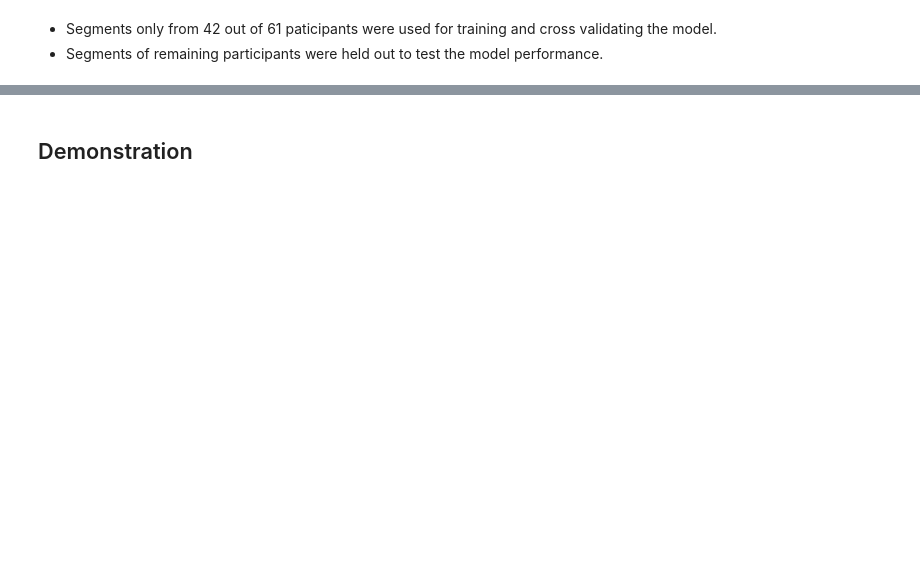
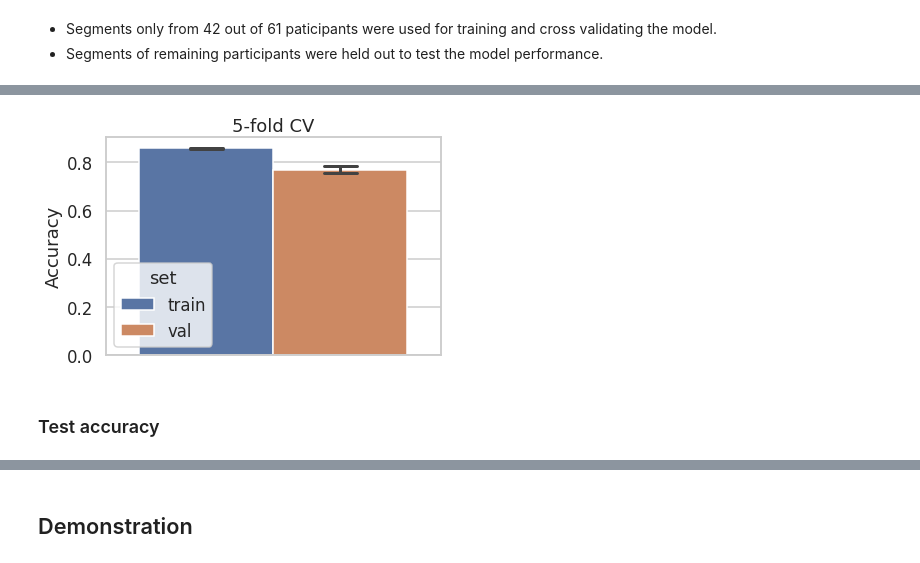
Before and after one commit to limbachia/brain-state-predictions, a Jupyter notebook: training_data_description.ipynb, the cells around one changed output, grey strips where cells are left out. Drawn from its saved outputs; the diff is of its cells as text; code cells hidden in the pictures; blank space fills up the shorter version.

```diff
--- a/training_data_description.ipynb
+++ b/training_data_description.ipynb
@@ -172,13 +180,13 @@ shown above was extended as follows:
 - Retreat segments were extended in the same fashion. Following shows the original segments and their extensions.
 # %%
 approach, retreat = [], []
-for i in range(roi.shape[1]):
+for j,i in enumerate(reversed(range(len(roi)))):
     if i == 0:
         name = "pure"
     else:
         name = "pure - %i TRs" %(i)
-    approach.append(pd.Series(roi[:7,i],index=np.arange(7)-i,name=name))
-    retreat.append(pd.Series(roi[7:,i],index=np.arange(7,14)-i,name=name))
+    approach.append(pd.Series(roi[i][:7],index=np.arange(7)-j,name=name))
+    retreat.append(pd.Series(roi[i][7:],index=np.arange(7,14)-j,name=name))
 # %%
 fig, axes = plt.subplots(nrows=6,ncols=2,figsize=(10,10),sharey=True)
 
@@ -219,0 +262,20 @@ for j, seg in enumerate([approach, retreat]):
+# %%
+with open('results/00-ROI316_withShiftedSegments/grid_search_results.pkl','rb') as f:
+    results, param_grid = pickle.load(f)
+# %%
+table = pd.DataFrame.from_dict({(i,j,k): results[i][j][k] for i in results.keys() for j in results[i].keys() for k in results[i][j].keys()}).T
+table.reset_index(inplace=True)
+table.rename(columns={'level_0':'model','level_1':'fold','level_2':'set',0:'acc'},inplace=True)
+table['mod_num'] = table.model.str[5:].astype(int)
+# %%
+sns.barplot(x='mod_num',y='acc',hue='set',
+            ci='sd',data=table[table['model']=='model27'],
+            palette=['C0','C1'],capsize=0.1,errwidth=3)
+_=plt.xticks(ticks=[27], labels=['Train validation'])
+_=plt.xlabel(None)
+_=plt.ylabel('Accuracy')
+_=plt.title('5-fold CV')
+# %% [output]
+[figure, added]
+# %% [markdown]
+### Test accuracy
```
Also changed, not shown: parts of 14 cells of this notebook, 5 other files.
